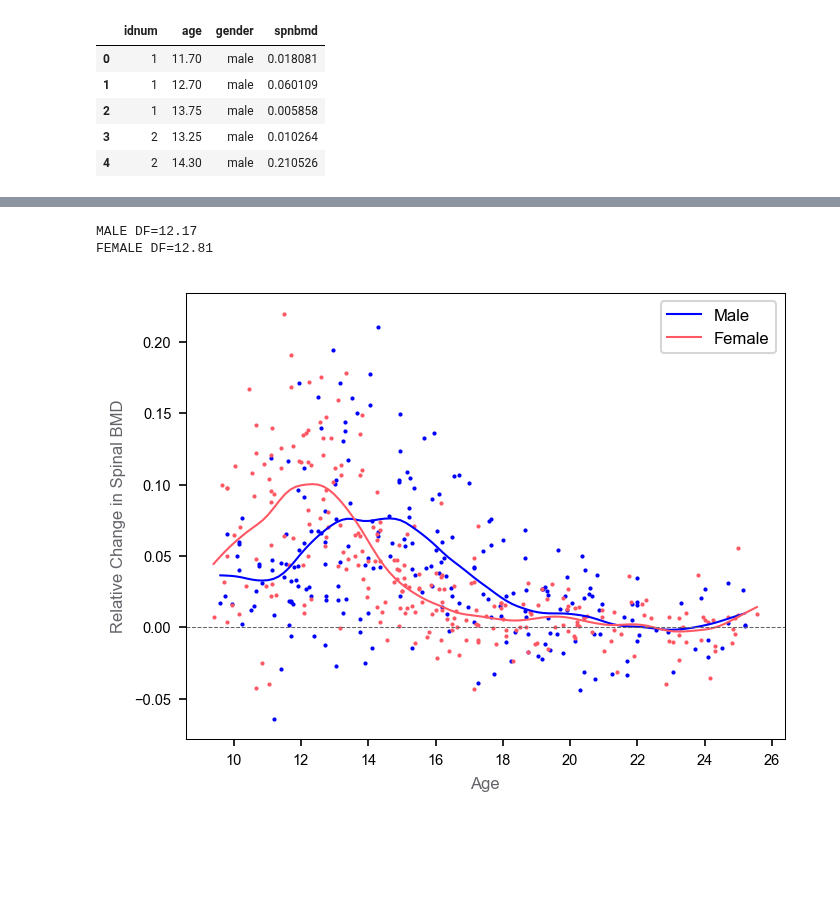
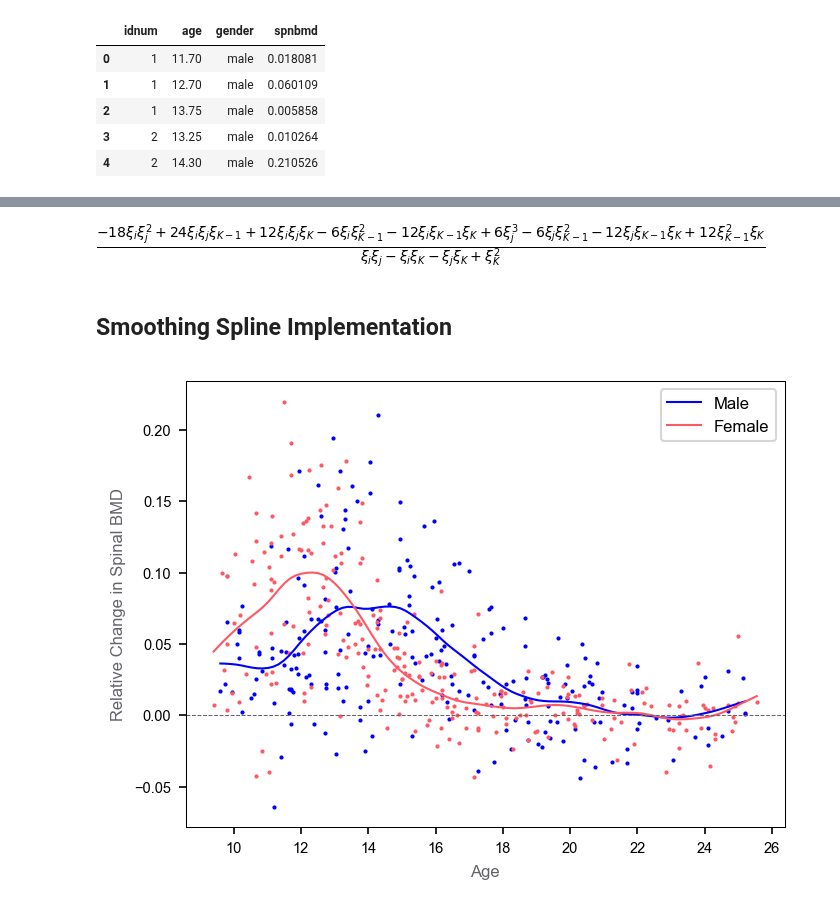
Before and after one commit to empathy87/The-Elements-of-Statistical-Learning-Python-Notebooks, a Jupyter notebook: examples/Bone Mineral Density.ipynb, the cells around one changed output, grey strips where cells are left out. Drawn from its saved outputs; the diff is of its cells as text; code cells hidden in the pictures; blank space fills up the shorter version.

```diff
--- a/examples/Bone Mineral Density.ipynb
+++ b/examples/Bone Mineral Density.ipynb
@@ -116,12 +92,0 @@ def calc_model_parameters(H, O, l, y):
-# %%
-# NOTE: In the book, they have 12 degrees of freedom with the lambda equals to
-#       0.00022. But that number didn't work for me.
-l = 0.00022*3600
-print(f'MALE DF={calc_degress_of_freedom(H_male, O_male, l):.2f}')
-print(f'FEMALE DF={calc_degress_of_freedom(H_female, O_female, l):.2f}')
-theta_male = calc_model_parameters(H_male, O_male, l, df_male.spnbmd.values)
-theta_female = calc_model_parameters(
-    H_female, O_female, l, df_female.spnbmd.values)
-# %% [output]
-MALE DF=12.17
-FEMALE DF=12.81
@@ -130,0 +93,22 @@ y_plot_female = H_plot_female @ theta_female
+# %%
+# define all our variables
+x = symbols('x')
+ki, kj = symbols('\\xi_i'), symbols('\\xi_j')
+kl, kp = symbols('\\xi_{K}'), symbols('\\xi_{K-1}')
+
+# define integral constructed from all our variables
+dKp = (x - kp)**3/(kl - kp)
+dKi = (x - ki)**3 / (kl - ki)
+dKj = (x - kj)**3 / (kl - kj)
+integral_part_1 = integrate(dKi.diff(x, 2)*dKj.diff(x, 2),
+                            (x, kj, kp))
+integral_part_2 = integrate((dKi - dKp).diff(x, 2)*(dKj - dKp).diff(x, 2),
+                            (x, kp, kl))
+total_integral = integral_part_1 + integral_part_2
+
+# print the integral
+simplify(total_integral)
+# %% [output]
+[figure, added]
+# %% [markdown]
+## Smoothing Spline Implementation
```
Also changed, not shown: parts of 14 cells of this notebook.
